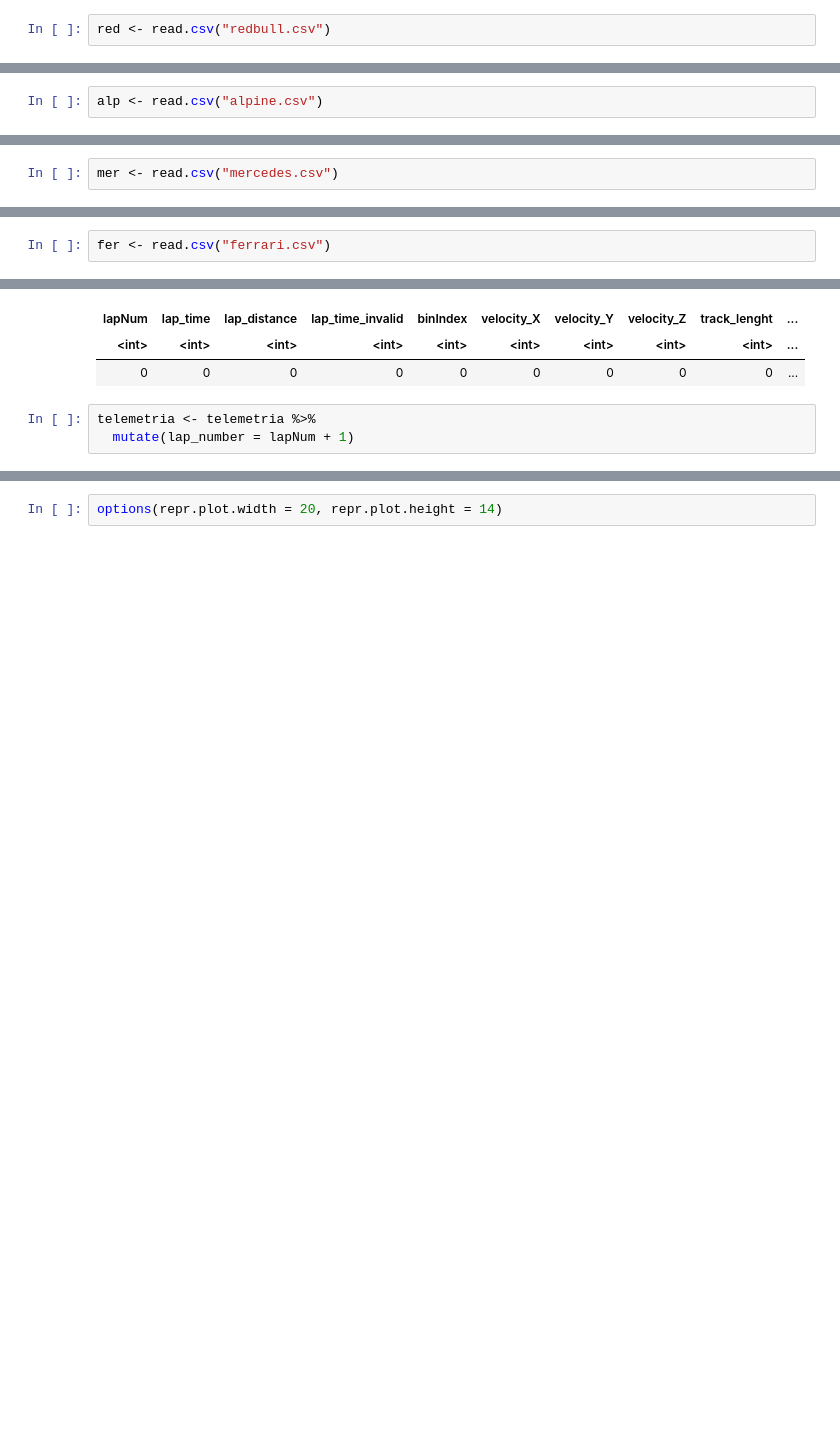
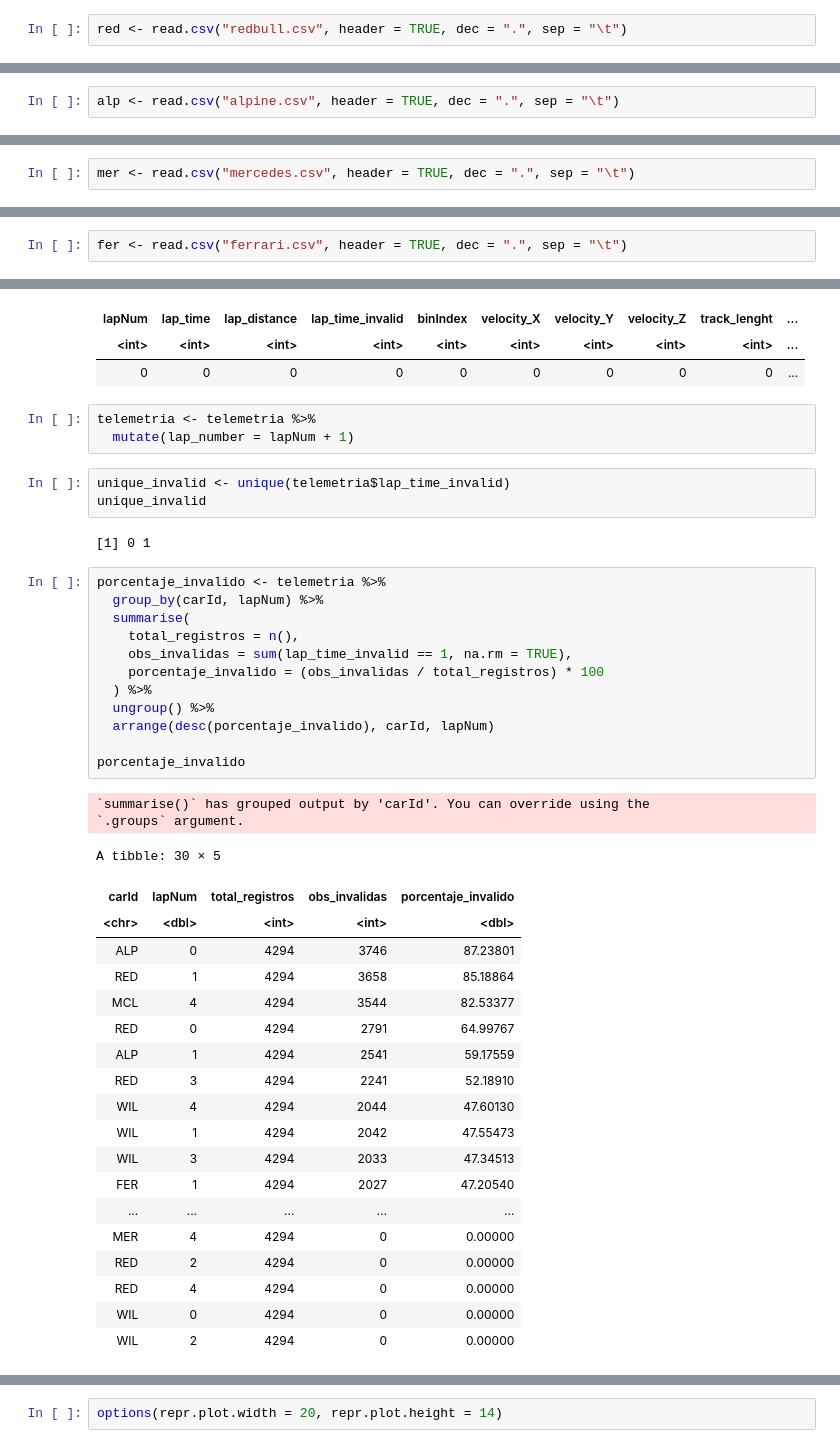
Before and after one commit to LuppeCh/F1EDA, a Jupyter notebook: Exploración_de_Datos_Trabajo_Final.ipynb, the cells around one changed output, grey strips where cells are left out. Cells and saved outputs as stored; diff of their text form; blank space fills up the shorter version.

```diff
--- a/Exploración_de_Datos_Trabajo_Final.ipynb
+++ b/Exploración_de_Datos_Trabajo_Final.ipynb
@@ -176,7 +175,7 @@ mcl <- mcl %>%
     velocity_Z
   )
 # %%
-red <- read.csv("redbull.csv")
+red <- read.csv("redbull.csv", header = TRUE, dec = ".", sep = "\t")
 # %%
 head(red)
 # %% [output]
@@ -222,7 +221,7 @@ red <- red %>%
     velocity_Z
   )
 # %%
-alp <- read.csv("alpine.csv")
+alp <- read.csv("alpine.csv", header = TRUE, dec = ".", sep = "\t")
 # %%
 head(alp)
 # %% [output]
@@ -268,7 +267,7 @@ alp <- alp %>%
     velocity_Z
   )
 # %%
-mer <- read.csv("mercedes.csv")
+mer <- read.csv("mercedes.csv", header = TRUE, dec = ".", sep = "\t")
 # %%
 head(mer)
 # %% [output]
@@ -322,7 +321,7 @@ mer <- mer %>%
       binIndex >= 2862 & binIndex <= 4293 ~ "S3",
     ))
 # %%
-fer <- read.csv("ferrari.csv")
+fer <- read.csv("ferrari.csv", header = TRUE, dec = ".", sep = "\t")
 # %%
 head(fer)
 # %% [output]
@@ -466,3 +465,42 @@ A data.frame: 1 × 10
 # %%
 telemetria <- telemetria %>%
   mutate(lap_number = lapNum + 1)
+# %%
+unique_invalid <- unique(telemetria$lap_time_invalid)
+unique_invalid
+# %% [output]
+[1] 0 1
+# %%
+porcentaje_invalido <- telemetria %>%
+  group_by(carId, lapNum) %>%
+  summarise(
+    total_registros = n(),
+    obs_invalidas = sum(lap_time_invalid == 1, na.rm = TRUE),
+    porcentaje_invalido = (obs_invalidas / total_registros) * 100
+  ) %>%
+  ungroup() %>%
+  arrange(desc(porcentaje_invalido), carId, lapNum)
+
+porcentaje_invalido
+# %% [output]
+`summarise()` has grouped output by 'carId'. You can override using the
+`.groups` argument.
+A tibble: 30 × 5
+| carId | lapNum | total_registros | obs_invalidas | porcentaje_invalido |
+| <chr> | <dbl> | <int> | <int> | <dbl> |
+| ALP | 0 | 4294 | 3746 | 87.23801 |
+| RED | 1 | 4294 | 3658 | 85.18864 |
+| MCL | 4 | 4294 | 3544 | 82.53377 |
+| RED | 0 | 4294 | 2791 | 64.99767 |
+| ALP | 1 | 4294 | 2541 | 59.17559 |
+| RED | 3 | 4294 | 2241 | 52.18910 |
+| WIL | 4 | 4294 | 2044 | 47.60130 |
+| WIL | 1 | 4294 | 2042 | 47.55473 |
+| WIL | 3 | 4294 | 2033 | 47.34513 |
+| FER | 1 | 4294 | 2027 | 47.20540 |
+| ... | ... | ... | ... | ... |
+| MER | 4 | 4294 | 0 | 0.00000 |
+| RED | 2 | 4294 | 0 | 0.00000 |
+| RED | 4 | 4294 | 0 | 0.00000 |
+| WIL | 0 | 4294 | 0 | 0.00000 |
+| WIL | 2 | 4294 | 0 | 0.00000 |
```
Also changed, not shown: parts of 17 cells of this notebook.
